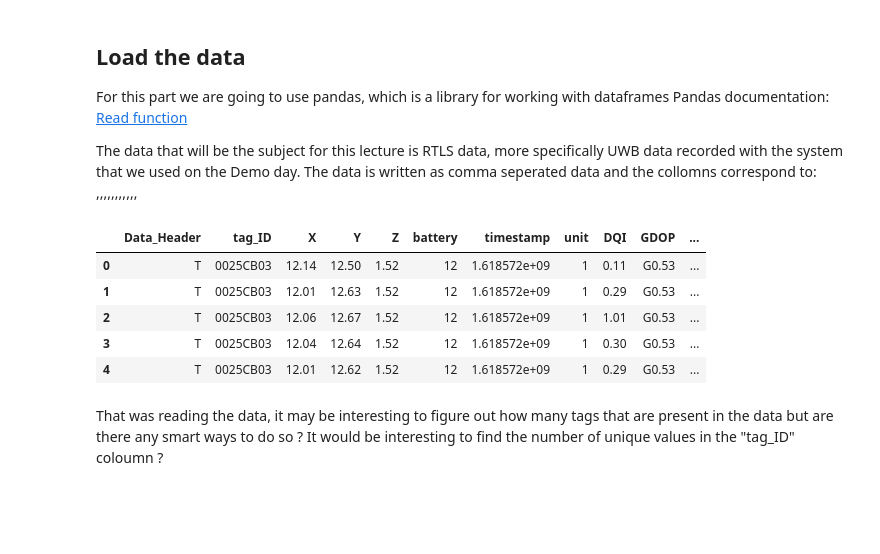
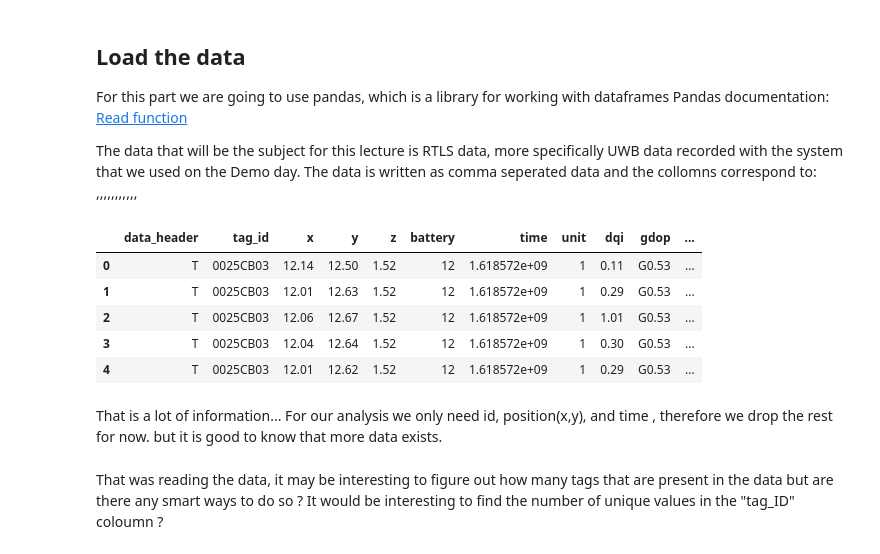
Before and after one commit to kakke14/TA_Content, a Jupyter notebook: advanced_technologies_in_construction/lecture_3/RTLS_Lecture.ipynb, the cells around one changed output. Drawn from its saved outputs; the diff is of its cells as text; code cells hidden in the pictures; blank space fills up the shorter version.

```diff
--- a/advanced_technologies_in_construction/lecture_3/RTLS_Lecture.ipynb
+++ b/advanced_technologies_in_construction/lecture_3/RTLS_Lecture.ipynb
@@ -91,12 +91,15 @@ The data that will be the subject for this lecture is RTLS data, more specifical
 The data is written as comma seperated data and the collomns correspond to:
 <Data Header>,<tag ID>,<X>,<Y>,<Z>,<battery>,<timestamp>,<unit>,<DQI>,<GDOP>,<Locate-Details>,<LF>
 # %%
-df = pd.read_csv("A.txt", names=["Data_Header","tag_ID","X","Y","Z","battery","timestamp","unit","DQI","GDOP","Locate_Details"], converters = {'tag_ID': str})
+df = pd.read_csv("A.txt", names=["data_header","tag_id","x","y","z","battery","time","unit","dqi","gdop","locate_details"], converters = {'tag_ID': str})
 df.head()
 # %% [output]
-|  | Data_Header | tag_ID | X | Y | Z | battery | timestamp | unit | DQI | GDOP | ... |
+|  | data_header | tag_id | x | y | z | battery | time | unit | dqi | gdop | ... |
 | 0 | T | 0025CB03 | 12.14 | 12.50 | 1.52 | 12 | 1.618572e+09 | 1 | 0.11 | G0.53 | ... |
 | 1 | T | 0025CB03 | 12.01 | 12.63 | 1.52 | 12 | 1.618572e+09 | 1 | 0.29 | G0.53 | ... |
 | 2 | T | 0025CB03 | 12.06 | 12.67 | 1.52 | 12 | 1.618572e+09 | 1 | 1.01 | G0.53 | ... |
 | 3 | T | 0025CB03 | 12.04 | 12.64 | 1.52 | 12 | 1.618572e+09 | 1 | 0.30 | G0.53 | ... |
 | 4 | T | 0025CB03 | 12.01 | 12.62 | 1.52 | 12 | 1.618572e+09 | 1 | 0.29 | G0.53 | ... |
+# %% [markdown]
+That is a lot of information...
+For our analysis we only need id, position(x,y), and time , therefore we drop the rest for now. but it is good to know that more data exists.
```
Also changed, not shown: parts of 27 cells of this notebook, 2 other files.
